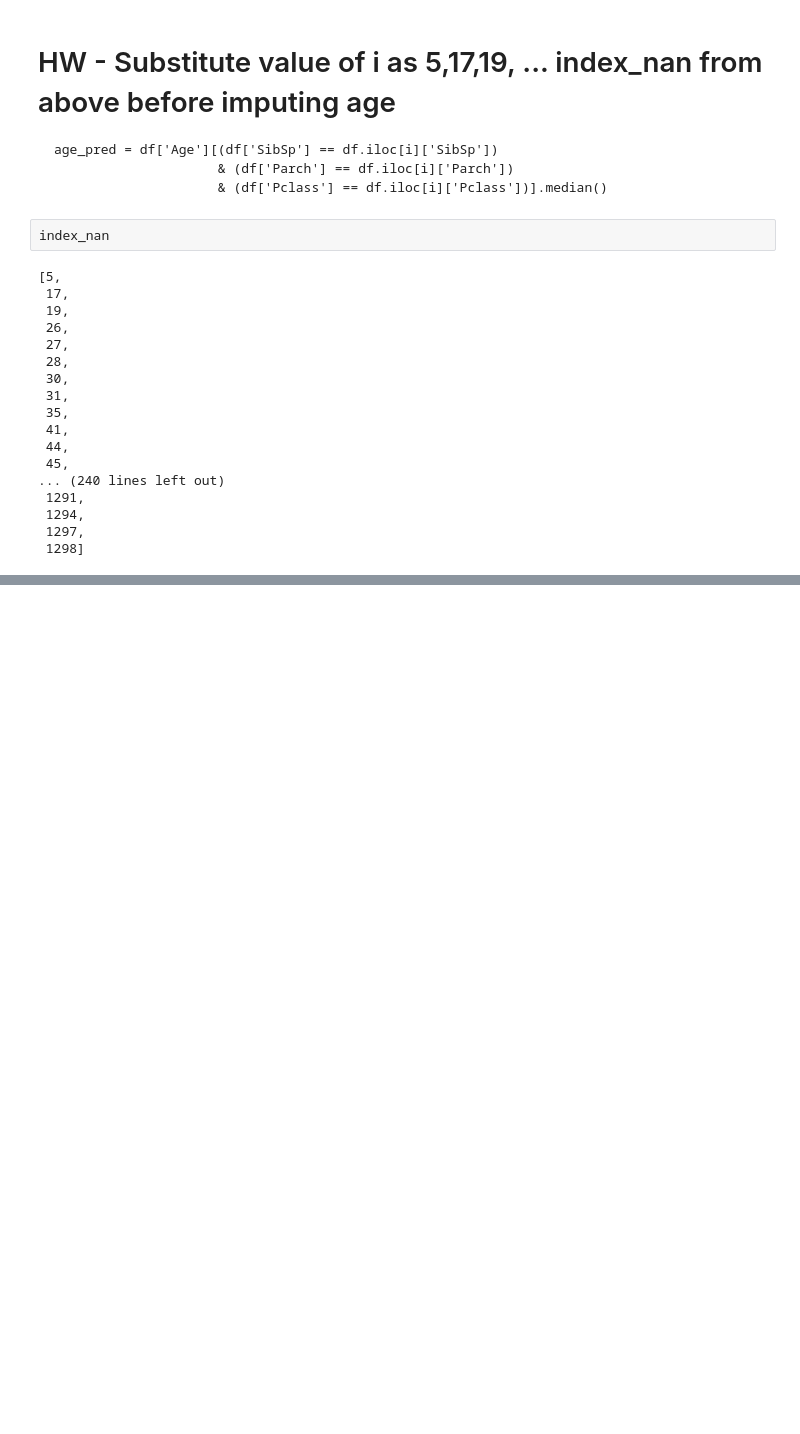
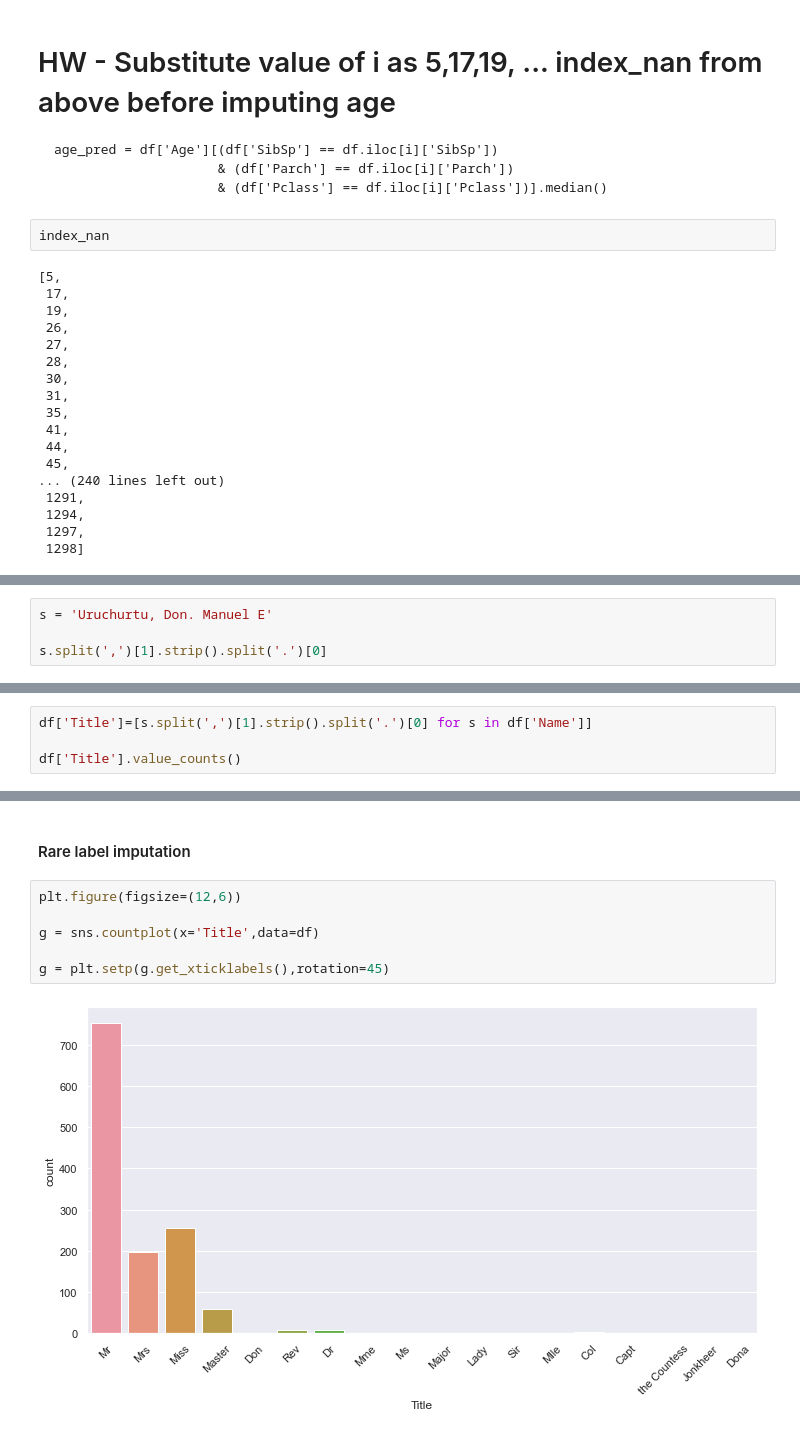
Before and after one commit to pksvv/pyMLEnsemble, a Jupyter notebook: Kaggle-Titanic.ipynb, the cells around one changed output, grey strips where cells are left out. Cells and saved outputs as stored; diff of their text form; blank space fills up the shorter version.

```diff
--- a/Kaggle-Titanic.ipynb
+++ b/Kaggle-Titanic.ipynb
@@ -445,0 +462,4 @@ index_nan
+# %%
+s = 'Uruchurtu, Don. Manuel E'
+
+s.split(',')[1].strip().split('.')[0]
@@ -445,0 +468,4 @@ index_nan
+# %%
+df['Title']=[s.split(',')[1].strip().split('.')[0] for s in df['Name']]
+
+df['Title'].value_counts()
@@ -445,0 +492,10 @@ index_nan
+# %% [markdown]
+#### Rare label imputation
+# %%
+plt.figure(figsize=(12,6))
+
+g = sns.countplot(x='Title',data=df)
+
+g = plt.setp(g.get_xticklabels(),rotation=45)
+# %% [output]
+[figure, added]
```
Also changed, not shown: parts of 47 cells of this notebook.
